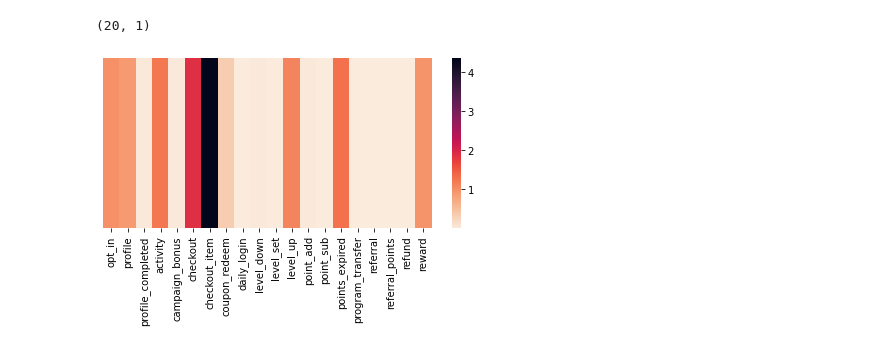
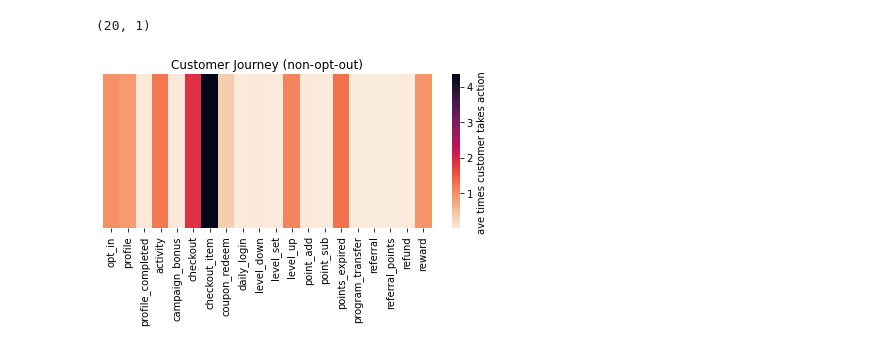
Before and after one commit to invernie/CustomerIN-Action, a Jupyter notebook: antavo.ipynb, the cells around one changed output. Drawn from its saved outputs; the diff is of its cells as text; code cells hidden in the pictures.

```diff
--- a/antavo.ipynb
+++ b/antavo.ipynb
@@ -275,7 +275,7 @@ action_log_no_tot.shape
 # %% [output]
 (20, 1)
 # %%
-sns.heatmap(action_log_no_tot.transpose(), cmap = 'rocket_r', yticklabels = "", xticklabels = col_ord2)
+sns.heatmap(action_log_no_tot.transpose(), cmap = 'rocket_r', yticklabels = "", xticklabels = col_ord2, cbar_kws={'label': 'ave times customer takes action'}).set(title = "Customer Journey (non-opt-out)")
 plt.tight_layout()
 # %% [output]
-[figure, old version]
+[figure, new version]
```
Also changed, not shown: parts of 2 cells of this notebook.
